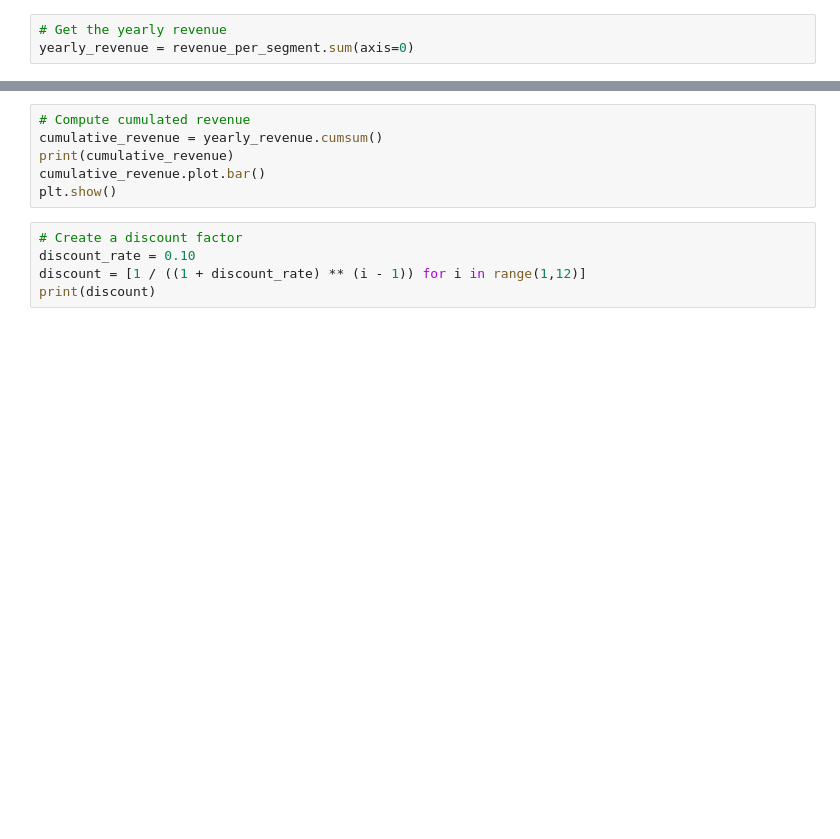
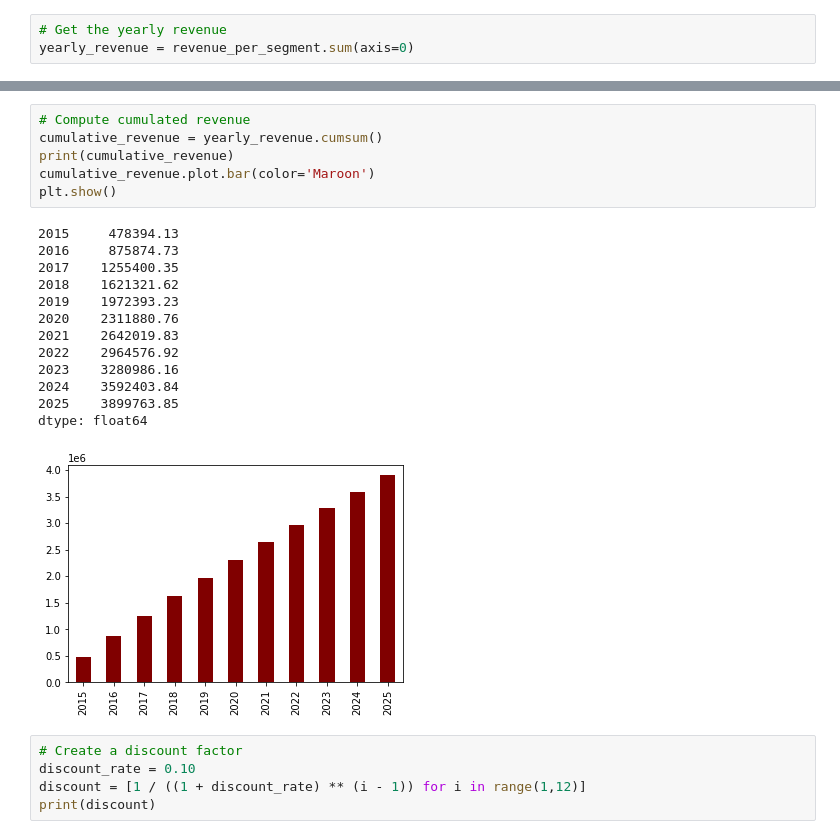
Before and after one commit to dpmallick/Retail-Customer-segmentation, a Jupyter notebook: Retail_Toyshop_CLV.ipynb, the cells around one changed output, grey strips where cells are left out. Cells and saved outputs as stored; diff of their text form; blank space fills up the shorter version.

```diff
--- a/Retail_Toyshop_CLV.ipynb
+++ b/Retail_Toyshop_CLV.ipynb
@@ -1051,9 +1042,23 @@ plt.show()
 # %%
 # Compute cumulated revenue
 cumulative_revenue = yearly_revenue.cumsum()
 print(cumulative_revenue)
-cumulative_revenue.plot.bar()
+cumulative_revenue.plot.bar(color='Maroon')
 plt.show()
+# %% [output]
+2015     478394.13
+2016     875874.73
+2017    1255400.35
+2018    1621321.62
+2019    1972393.23
+2020    2311880.76
+2021    2642019.83
+2022    2964576.92
+2023    3280986.16
+2024    3592403.84
+2025    3899763.85
+dtype: float64
+[figure, added]
 # %%
 # Create a discount factor
 discount_rate = 0.10
```
Also changed, not shown: parts of 10 cells of this notebook.
